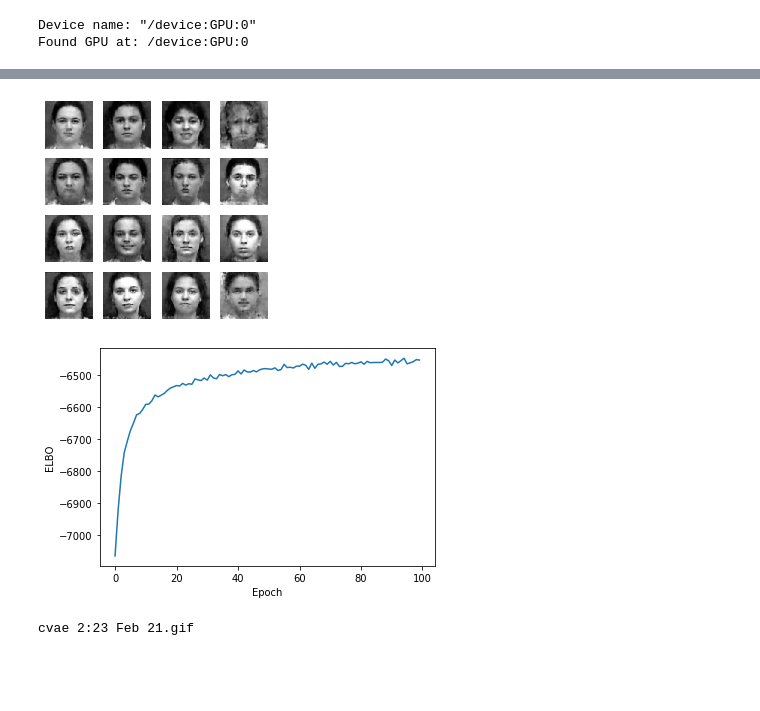
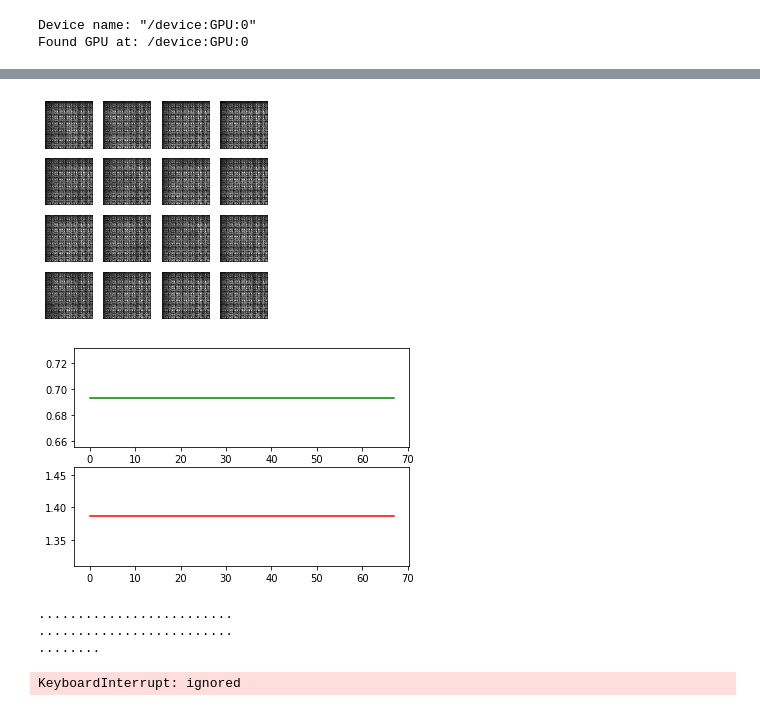
Before and after one commit to willtc111/StoicNet, a Jupyter notebook: Trainer.ipynb, the cells around one changed output, grey strips where cells are left out. Cells and saved outputs as stored; diff of their text form; code cells hidden in the pictures; blank space fills up the shorter version.

```diff
--- a/Trainer.ipynb
+++ b/Trainer.ipynb
@@ -276,7 +279,7 @@ generator = VAE(100)
 discriminator = Discriminator()
 # %%
 # setup checkpoint stuff
-checkpoint_dir = './training_checkpoints'
+checkpoint_dir = '/content/drive/My Drive/StoicNetData/training_checkpoints'
 checkpoint_prefix = os.path.join(checkpoint_dir, "ckpt")
 checkpoint = tf.train.Checkpoint(generator_optimizer=generator_optimizer,
                                  discriminator_optimizer=discriminator_optimizer,
@@ -302,6 +305,13 @@ def plot_ELBOs(es):
     plt.ylabel('ELBO')
     plt.xlabel('Epoch')
     plt.show()
+
+def plot_GAN_loss(ls):
+    gl, dl = zip(*ls)
+    fig, axs = plt.subplots(2)
+    axs[0].plot(gl, 'g')
+    axs[1].plot(dl, 'r')
+    plt.show()
 # %%
 # Get this round's inspirational photo...
 for image_features in parsed_train.take(1):
@@ -314,19 +324,20 @@ for image_features in parsed_train.take(1):
 # Save image for pre-training
 generate_and_save_images(generator, 0, random_vector_for_generation)
 
-elbows = []
+ls = []
 for epoch in range(1, epochs+1):
     # Train
     start_time = time.time()
     batchCounter = 0
     for image_features in parsed_train:
-        #neutral_raw = image_features['imageNeutral'].numpy()
-        #assert not np.any(np.isnan(neutral_raw))
-        #compute_apply_gradients(model, neutral_raw, optimizer)
-
+        neutral_raw = image_features['imageNeutral'].numpy()
+        assert not np.any(np.isnan(neutral_raw))
         expressive_raw = image_features['imageExpressive'].numpy()
         assert not np.any(np.isnan(expressive_raw))
-        compute_apply_gradients(generator, discriminator, expressive_raw, optimizer)
+
+        compute_apply_gradients(generator, discriminator,
+                                neutral_raw, expressive_raw,
+                                generator_optimizer, discriminator_optimizer)
 
         batchCounter += 1
         if batchCounter % 25 == 0:
@@ -336,22 +347,26 @@ for epoch in range(1, epochs+1):
     end_time = time.time()
 
     # Test
-    loss = tf.keras.metrics.Mean()
+    gloss = tf.keras.metrics.Mean()
+    dloss = tf.keras.metrics.Mean()
     for image_features in parsed_test:
-        #neutral_raw = image_features['imageNeutral'].numpy()
-        #loss(compute_loss(model, neutral_raw))
+        neutral_raw = image_features['imageNeutral'].numpy()
         expressive_raw = image_features['imageExpressive'].numpy()
-        loss(compute_loss(model, expressive_raw))
-    elbo = -loss.result()
-    elbows = elbows + [elbo]
+        gl, dl = compute_loss(generator, discriminator,
+                              neutral_raw, expressive_raw)
+        gloss(gl)
+        dloss(dl)
+    gl = gloss.result()
+    dl = dloss.result()
+    ls = ls + [(gl, dl)]
     display.clear_output(wait=False)
-    print('Epoch {0}, Test set ELBO {1}, '
-        'time elapsed for current epoch {2:.1f}'.format(
-            epoch, elbo, end_time - start_time))
-    generate_and_save_images(model, epoch, random_vector_for_generation)
-    plot_ELBOs(elbows)
+    print('Epoch {0}, Test set gloss {1}, dloss {2}, '
+        'time elapsed for current epoch {3:.1f}'.format(
+            epoch, gl, dl, end_time - start_time))
+    generate_and_save_images(generator, epoch, random_vector_for_generation)
+    plot_GAN_loss(ls)
 
-    # Save the model every 15 epochs
+    # Save the model every 10 epochs
     if (epoch + 1) % 10 == 0:
       checkpoint.save(file_prefix = checkpoint_prefix)
 # %% [output]
@@ -359,7 +374,11 @@ Epoch 100, Test set ELBO -6452.544921875, time elapsed for current epoch 15.6
-[figure, old version]
+[figure, new version]
-[figure, old version]
+[figure, new version]
+.........................
+.........................
+........
+KeyboardInterrupt: ignored
 # %%
-anim_filename = "cvae" + time.strftime('%l:%M %b %d') + ".gif"
+anim_filename = "vaegan" + time.strftime('%l:%M %b %d') + ".gif"
 print(anim_filename)
 with imageio.get_writer(anim_filename, mode='I') as writer:
     filenames = glob.glob('image_at_epoch_*.png')
@@ -375,7 +394,5 @@ with imageio.get_writer(anim_filename, mode='I') as writer:
         writer.append_data(image)
     image = imageio.imread(filename)
     writer.append_data(image)
-# %% [output]
-cvae 2:23 Feb 21.gif
 # %%
 print(end_time)
```
Also changed, not shown: parts of 8 cells of this notebook.
